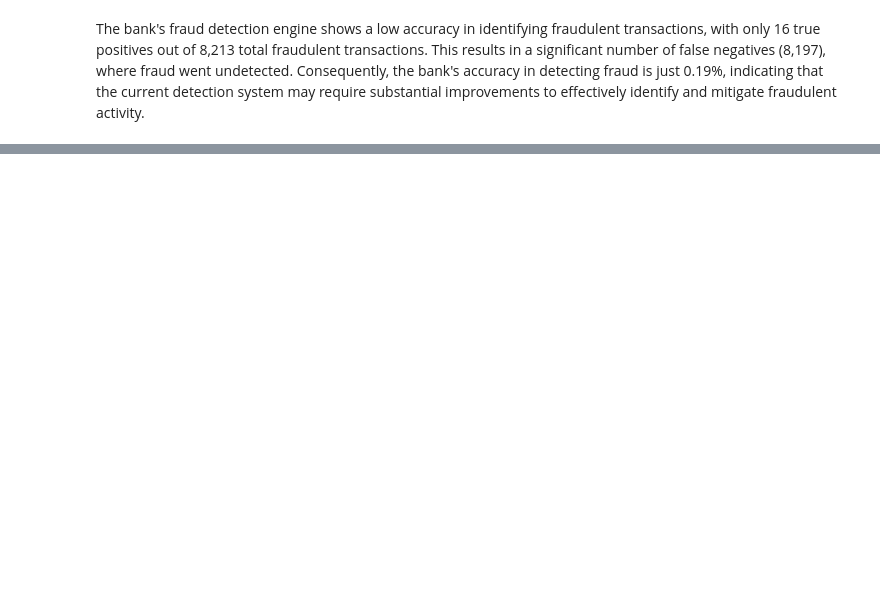
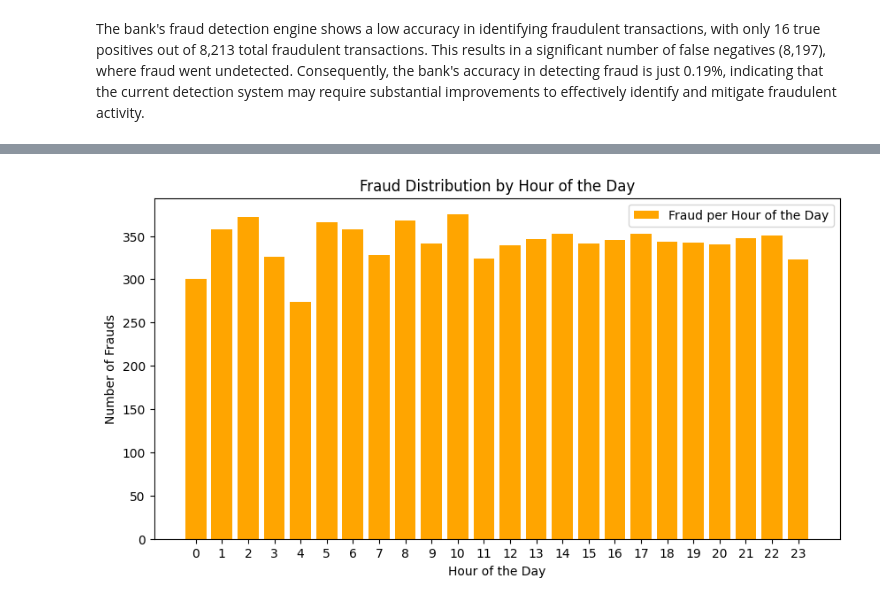
Before and after one commit to viktoruebelhart/analyzing-financial-fraud, a Jupyter notebook: analyzing_financial_fraud.ipynb, the cells around one changed output, grey strips where cells are left out. Cells and saved outputs as stored; diff of their text form; code cells hidden in the pictures; blank space fills up the shorter version.

```diff
--- a/analyzing_financial_fraud.ipynb
+++ b/analyzing_financial_fraud.ipynb
@@ -221,0 +271,6 @@ The bank's fraud detection engine shows a low accuracy in identifying fraudulent
+# %%
+# Calculates fraud count for each hour of the day (0 to 23)
+fraud_counts_by_hour = df[df['isFraud'] == 1].groupby(df['step'] % 24).size()
+
+# Show results
+fraud_counts_by_hour
@@ -221,0 +297,12 @@ The bank's fraud detection engine shows a low accuracy in identifying fraudulent
+# %%
+# Plot fraud_counts_by_hour (fraud per each hour of the day)
+plt.figure(figsize=(10, 5))
+plt.bar(fraud_counts_by_hour.index, fraud_counts_by_hour.values, color='orange', label="Fraud per Hour of the Day")
+plt.xlabel('Hour of the Day')
+plt.ylabel('Number of Frauds')
+plt.title('Fraud Distribution by Hour of the Day')
+plt.xticks(range(24))  # Sets the x-axis to show all hours of the day (0 to 23)
+plt.legend()
+plt.show()
+# %% [output]
+[figure, added]
```
Also changed, not shown: parts of 8 cells of this notebook.
